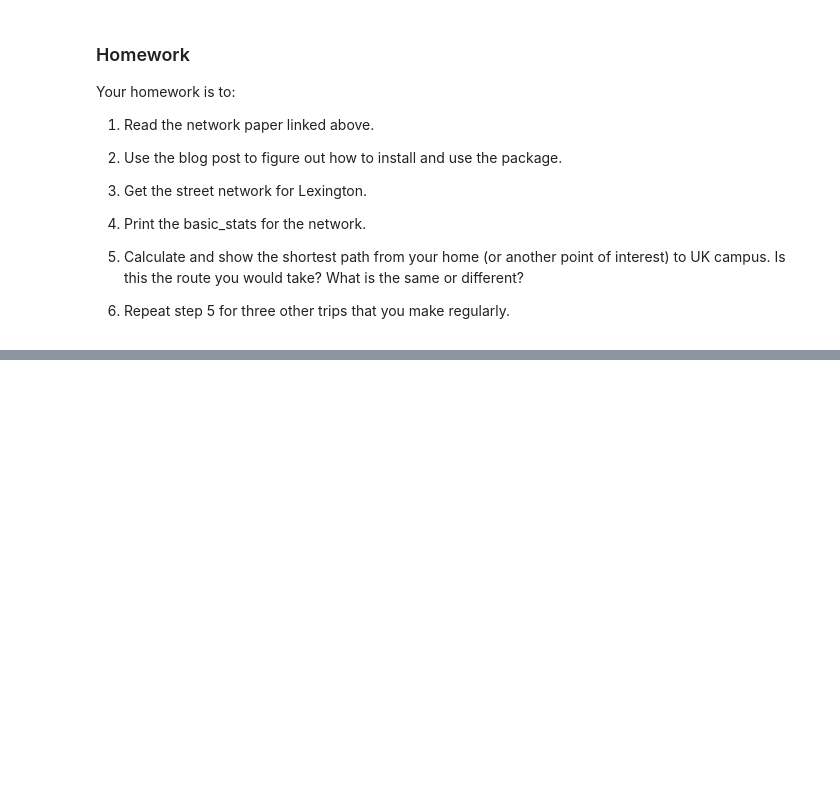
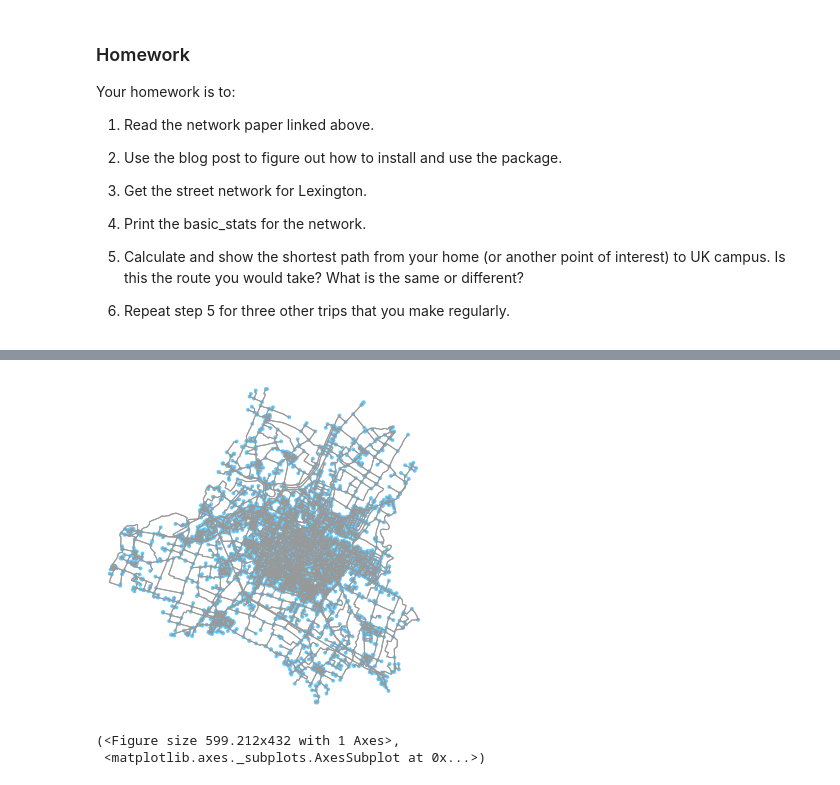
Before and after one commit to DanTheOnlyMan/ce599, a Jupyter notebook: 13-Networks 2/Networks_OSM.ipynb, the cells around one changed output, grey strips where cells are left out. Saved outputs shown, nothing was run; the diff lists cells and outputs as text; code cells hidden in the pictures; blank space fills up the shorter version.

```diff
--- a/13-Networks 2/Networks_OSM.ipynb
+++ b/13-Networks 2/Networks_OSM.ipynb
@@ -45,0 +45,7 @@ ImportError: cannot import name 'Proj' from 'pyproj' (unknown location)
+# %%
+import osmnx as ox
+ox.plot_graph(ox.graph_from_place('Modena, Italy'))
+# %% [output]
+[figure, added]
+(<Figure size 599.212x432 with 1 Axes>,
+ <matplotlib.axes._subplots.AxesSubplot at 0x...>)
```
Also changed, not shown: parts of 13 cells of this notebook, 5 other files.
